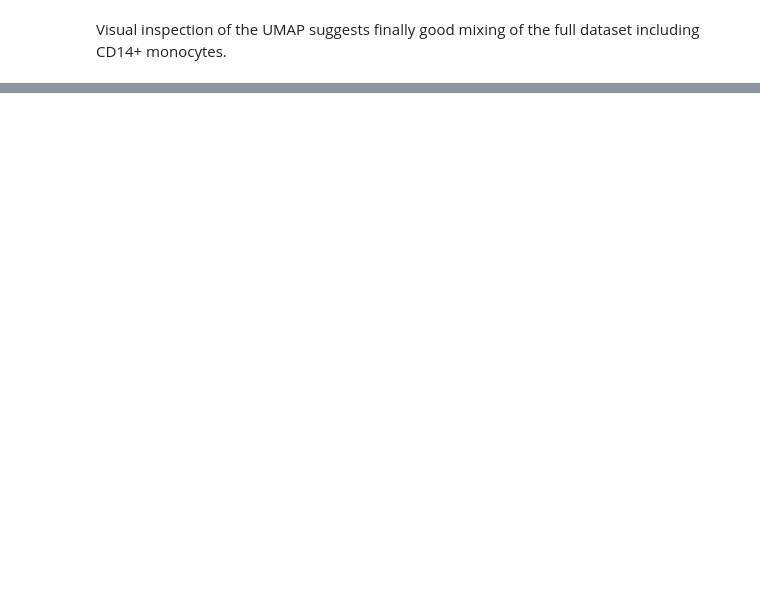
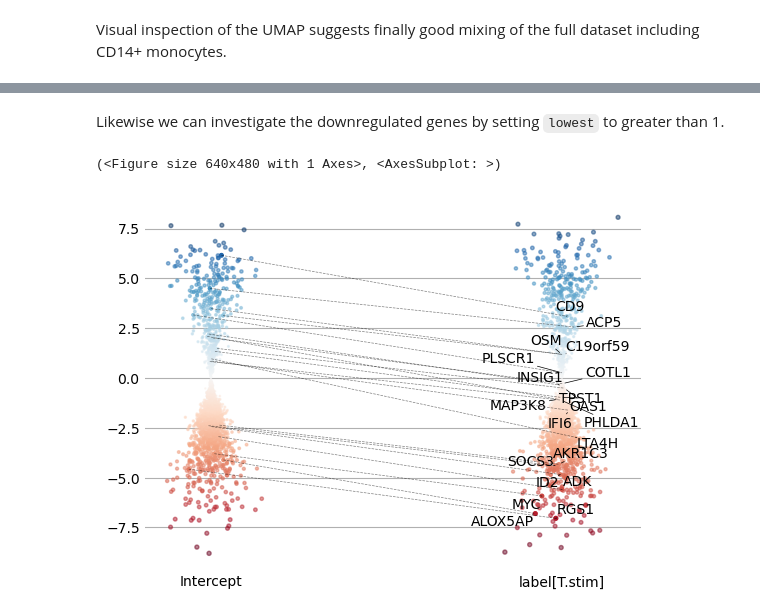
Before and after one commit to sagar87/scCCA, a Jupyter notebook: docs/notebooks/kang.ipynb, the cells around one changed output, grey strips where cells are left out. Cells and saved outputs as stored; diff of their text form; code cells hidden in the pictures; blank space fills up the shorter version.

```diff
--- a/docs/notebooks/kang.ipynb
+++ b/docs/notebooks/kang.ipynb
@@ -198,0 +231,19 @@ plt.tight_layout()
+# %% [markdown]
+Likewise we can investigate the downregulated genes by setting `lowest` to greater than 1.
+# %%
+scc.pl.loadings_scatter(
+    adata,
+    model_key='m2',
+    factor=12,
+    states=['Intercept', 'label[T.stim]'],
+    diff=['Intercept', 'label[T.stim]'],
+    lowest=20,
+    highest=0,
+    alpha=.5,
+    sign=-1,
+    show_labels=1,
+    vector='W_rna',
+)
+# %% [output]
+(<Figure size 640x480 with 1 Axes>, <AxesSubplot: >)
+[figure, added]
```
Also changed, not shown: parts of 32 cells of this notebook.
